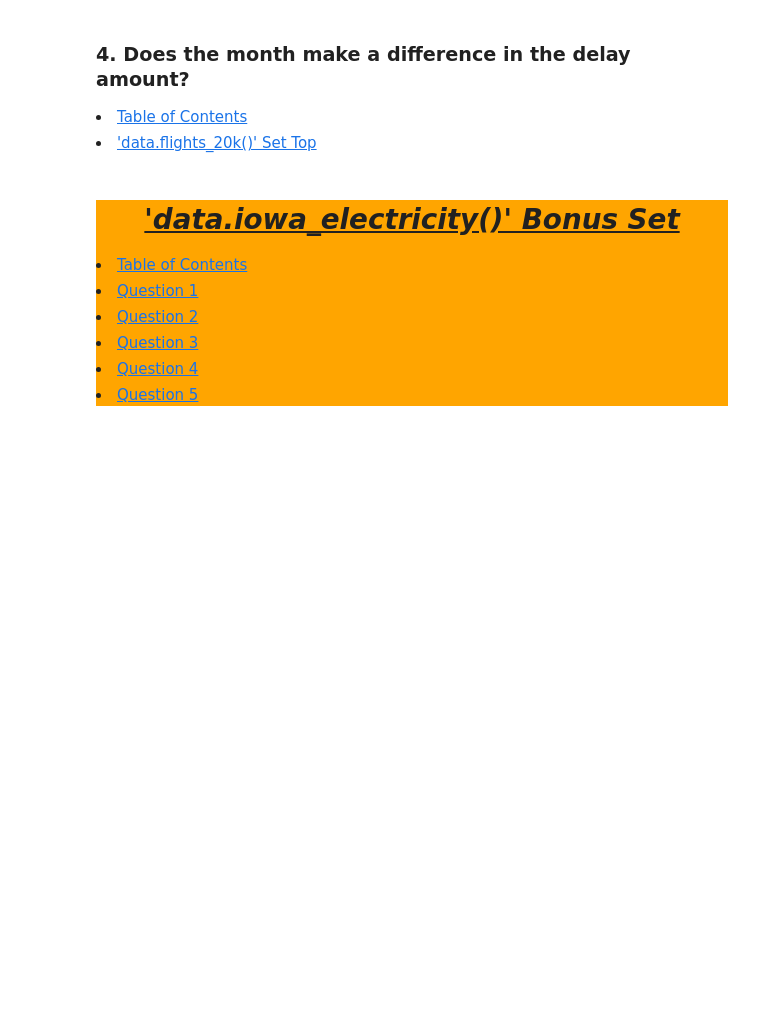
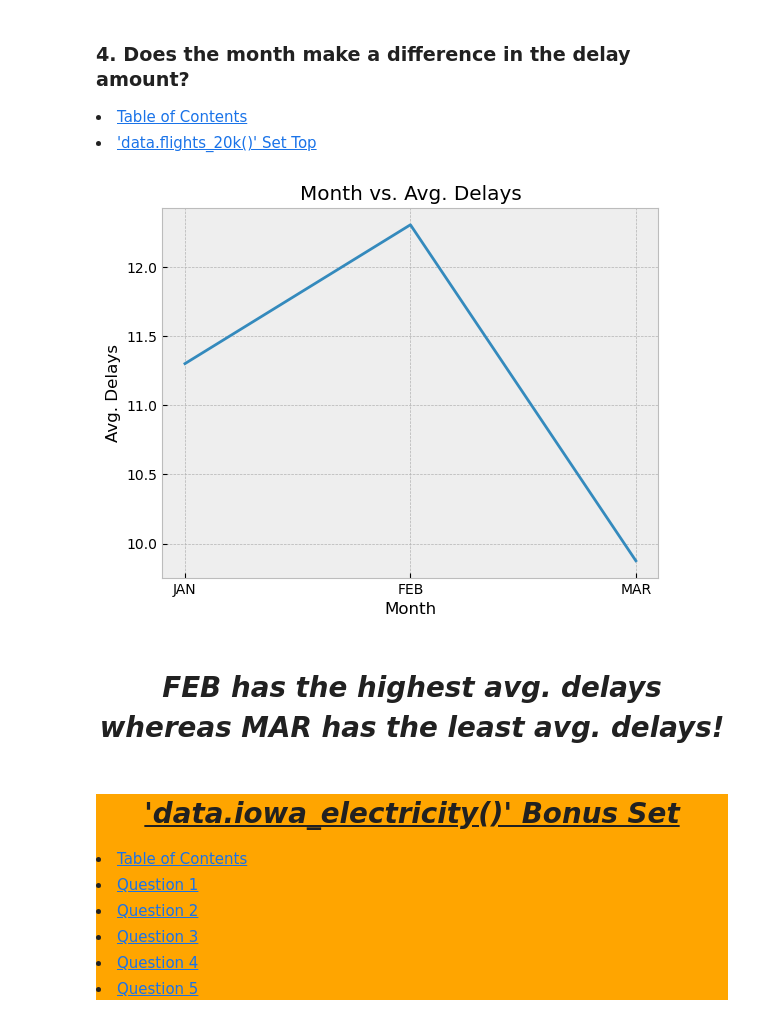
Before and after one commit to Jared-Wood135/time-series-exercises, a Jupyter notebook: working_with_time_series_data.ipynb, the cells around one changed output. Drawn from its saved outputs; the diff is of its cells as text; code cells hidden in the pictures; blank space fills up the shorter version.

```diff
--- a/working_with_time_series_data.ipynb
+++ b/working_with_time_series_data.ipynb
@@ -437,6 +492,21 @@ Use the above dataset for the following exercises:
 
 <li><a href='#TableOfContents'>Table of Contents</a></li>
 <li><a href='#set3'>'data.flights_20k()' Set Top</a></li>
+# %%
+with plt.style.context('bmh'):
+    flights_20k.groupby(flights_20k.date.dt.month)['delay'].mean().plot()
+    plt.title('Month vs. Avg. Delays')
+    plt.xlabel('Month')
+    plt.xticks([1, 2, 3], ['JAN', 'FEB', 'MAR'])
+    plt.ylabel('Avg. Delays')
+    plt.show()
+# %% [output]
+[figure, added]
+# %% [markdown]
+<h1 style='text-align: center'>
+    <b><i>
+        FEB has the highest avg. delays whereas MAR has the least avg. delays!
+</i></b></h1>
 # %% [markdown]
 <div style='background-color: orange'>
 <a id='bonusset1'></a>
```
Also changed, not shown: parts of 31 cells of this notebook.
